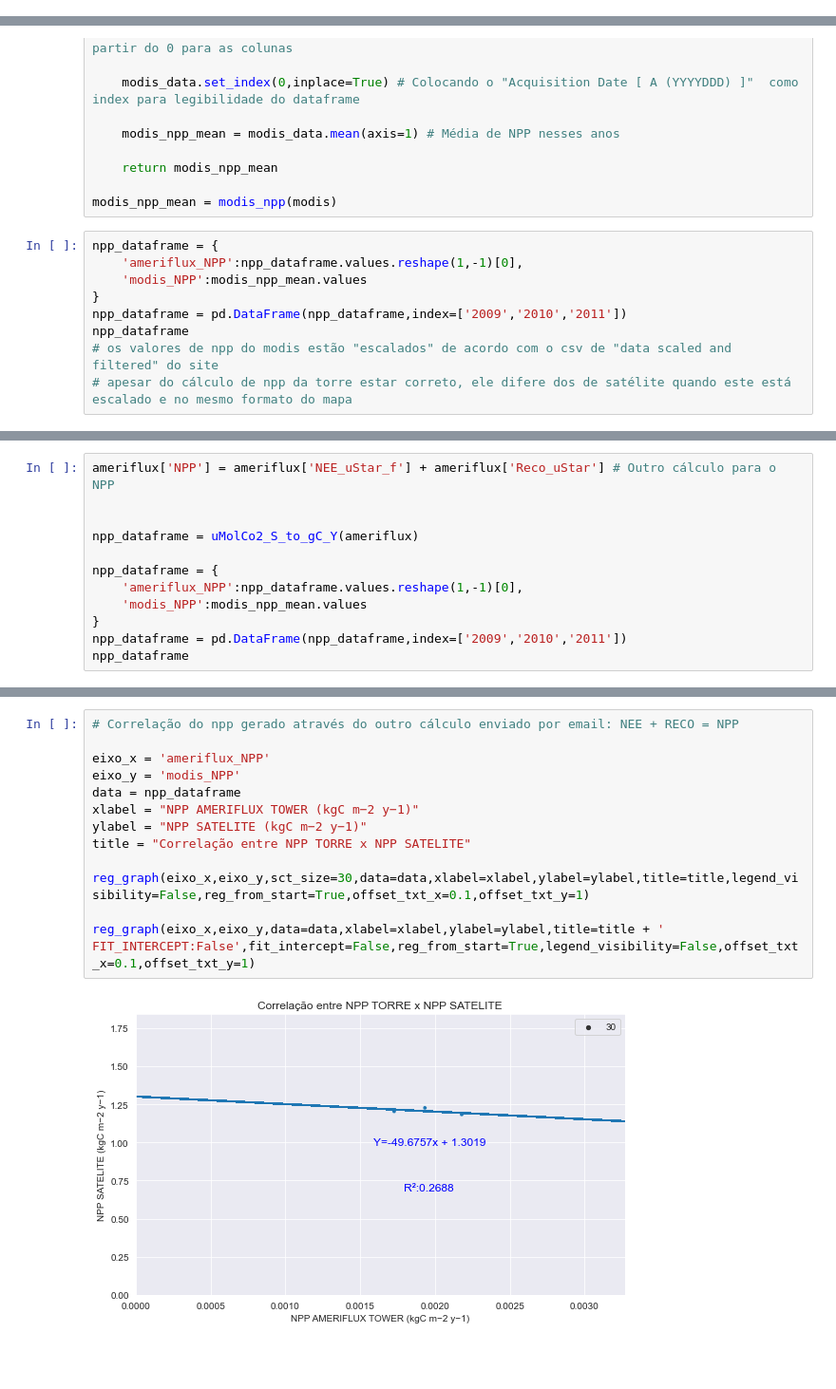
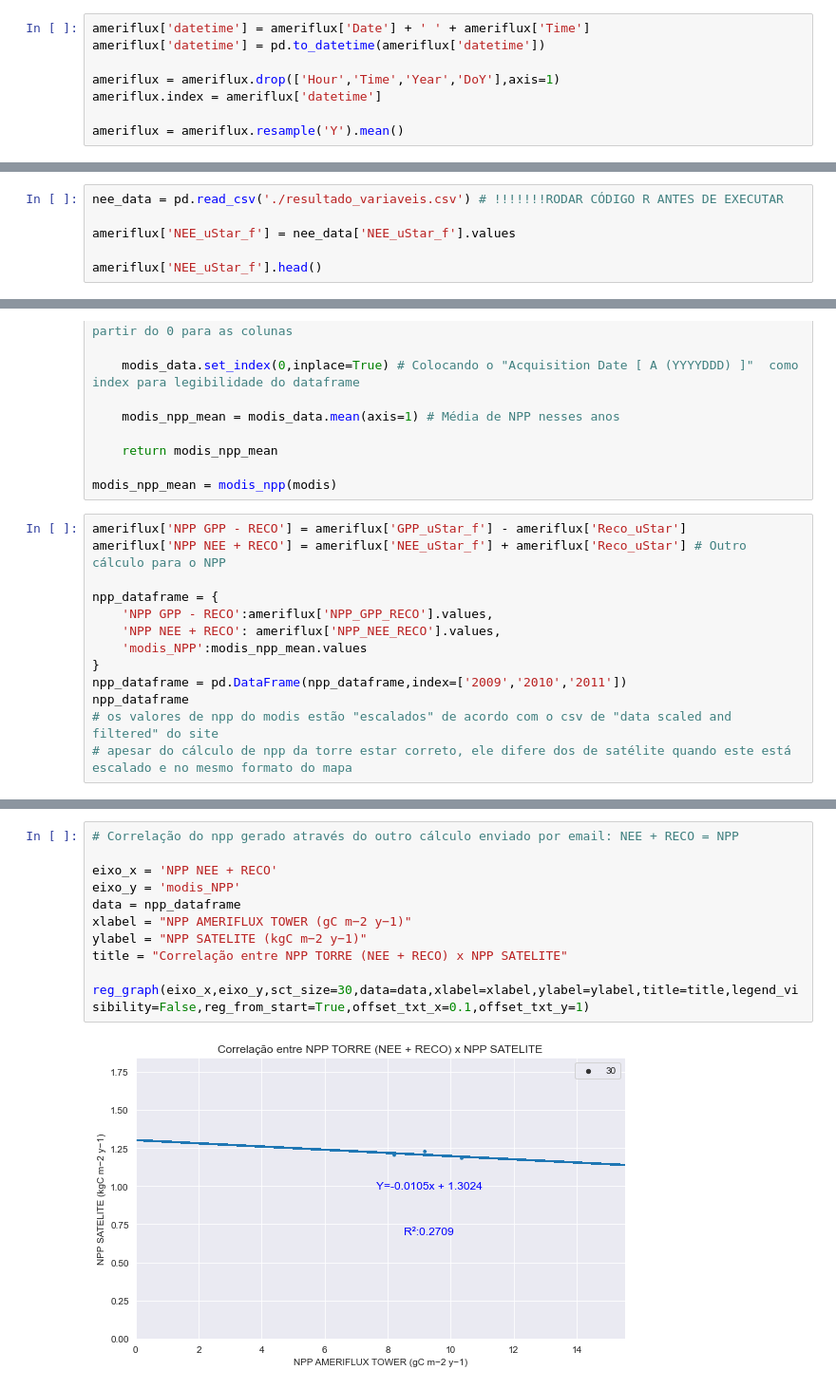
Before and after one commit to albert-santos/remote-sensing, a Jupyter notebook: Jean/Santarem/Comparacao_Santarem_Modis.ipynb, the cells around one changed output, grey strips where cells are left out. Shown: that part at 95% size. Drawn from its saved outputs; the diff is of its cells as text; blank space fills up the shorter version.

```diff
--- a/Jean/Santarem/Comparacao_Santarem_Modis.ipynb
+++ b/Jean/Santarem/Comparacao_Santarem_Modis.ipynb
@@ -89,0 +88,8 @@ ameriflux = ameriflux.drop(['Time','Date'],axis=1).copy()
+# %%
+ameriflux['datetime'] = ameriflux['Date'] + ' ' + ameriflux['Time']
+ameriflux['datetime'] = pd.to_datetime(ameriflux['datetime'])
+
+ameriflux = ameriflux.drop(['Hour','Time','Year','DoY'],axis=1)
+ameriflux.index = ameriflux['datetime']
+
+ameriflux = ameriflux.resample('Y').mean()
@@ -89,0 +98,6 @@ ameriflux = ameriflux.drop(['Time','Date'],axis=1).copy()
+# %%
+nee_data = pd.read_csv('./resultado_variaveis.csv') # !!!!!!!RODAR CÓDIGO R ANTES DE EXECUTAR
+
+ameriflux['NEE_uStar_f'] = nee_data['NEE_uStar_f'].values
+
+ameriflux['NEE_uStar_f'].head()
@@ -166,8 +151,12 @@ def modis_npp(modis_data):
 
 modis_npp_mean = modis_npp(modis)
 # %%
+ameriflux['NPP GPP - RECO'] = ameriflux['GPP_uStar_f'] - ameriflux['Reco_uStar']
+ameriflux['NPP NEE + RECO'] = ameriflux['NEE_uStar_f'] + ameriflux['Reco_uStar'] # Outro cálculo para o NPP
+
 npp_dataframe = {
-    'ameriflux_NPP':npp_dataframe.values.reshape(1,-1)[0],
+    'NPP GPP - RECO':ameriflux['NPP_GPP_RECO'].values,
+    'NPP NEE + RECO': ameriflux['NPP_NEE_RECO'].values,
     'modis_NPP':modis_npp_mean.values
 }
 npp_dataframe = pd.DataFrame(npp_dataframe,index=['2009','2010','2011'])
@@ -197,12 +181,0 @@ reg_graph(eixo_x,eixo_y,data=data,xlabel=xlabel,ylabel=ylabel,title=title + ' FI
-# %%
-ameriflux['NPP'] = ameriflux['NEE_uStar_f'] + ameriflux['Reco_uStar'] # Outro cálculo para o NPP
-
-
-npp_dataframe = uMolCo2_S_to_gC_Y(ameriflux)
-
-npp_dataframe = {
-    'ameriflux_NPP':npp_dataframe.values.reshape(1,-1)[0],
-    'modis_NPP':modis_npp_mean.values
-}
-npp_dataframe = pd.DataFrame(npp_dataframe,index=['2009','2010','2011'])
-npp_dataframe
@@ -214,15 +182,13 @@ npp_dataframe
 # %%
 # Correlação do npp gerado através do outro cálculo enviado por email: NEE + RECO = NPP
 
-eixo_x = 'ameriflux_NPP'
+eixo_x = 'NPP NEE + RECO'
 eixo_y = 'modis_NPP'
 data = npp_dataframe
-xlabel = "NPP AMERIFLUX TOWER (kgC m−2 y−1)"
+xlabel = "NPP AMERIFLUX TOWER (gC m−2 y−1)"
 ylabel = "NPP SATELITE (kgC m−2 y−1)"
-title = "Correlação entre NPP TORRE x NPP SATELITE"
+title = "Correlação entre NPP TORRE (NEE + RECO) x NPP SATELITE"
 
 reg_graph(eixo_x,eixo_y,sct_size=30,data=data,xlabel=xlabel,ylabel=ylabel,title=title,legend_visibility=False,reg_from_start=True,offset_txt_x=0.1,offset_txt_y=1)
-
-reg_graph(eixo_x,eixo_y,data=data,xlabel=xlabel,ylabel=ylabel,title=title + ' FIT_INTERCEPT:False',fit_intercept=False,reg_from_start=True,legend_visibility=False,offset_txt_x=0.1,offset_txt_y=1)
 # %% [output]
-[figure, old version]
+[figure, new version]
```
Also changed, not shown: parts of 13 cells of this notebook, 8 other files.
